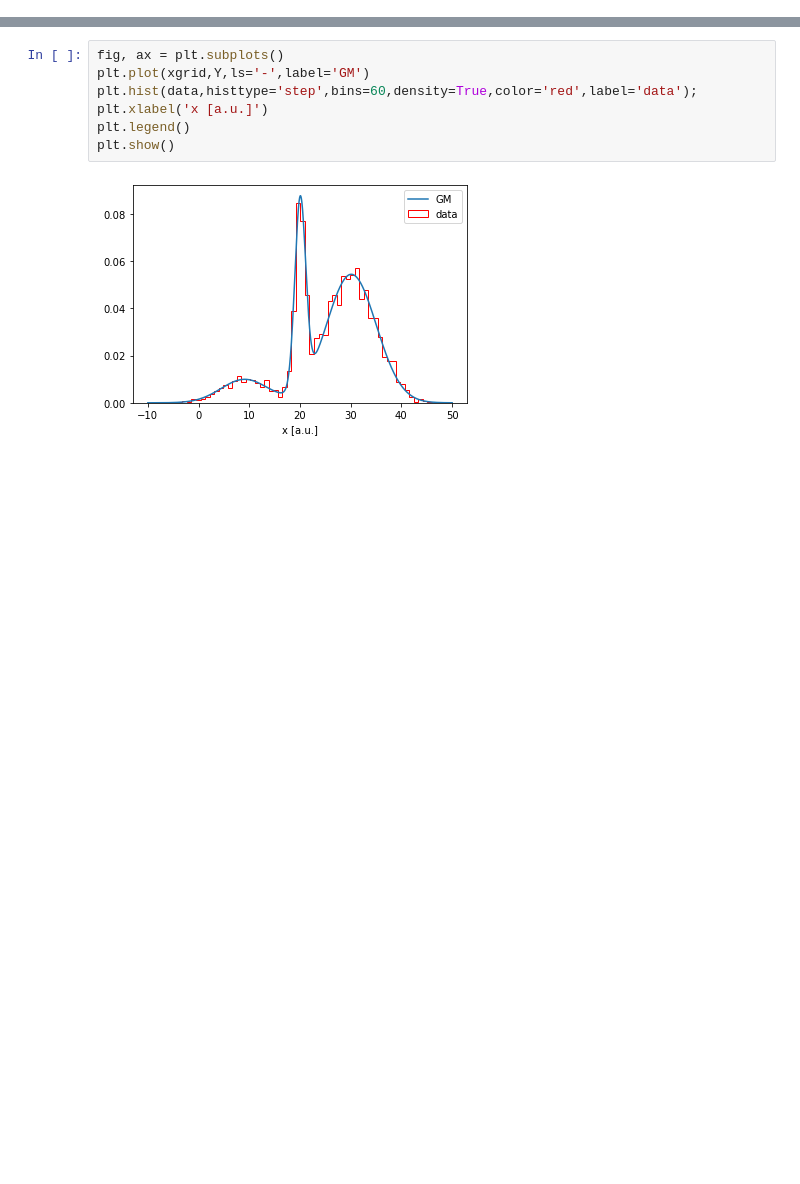
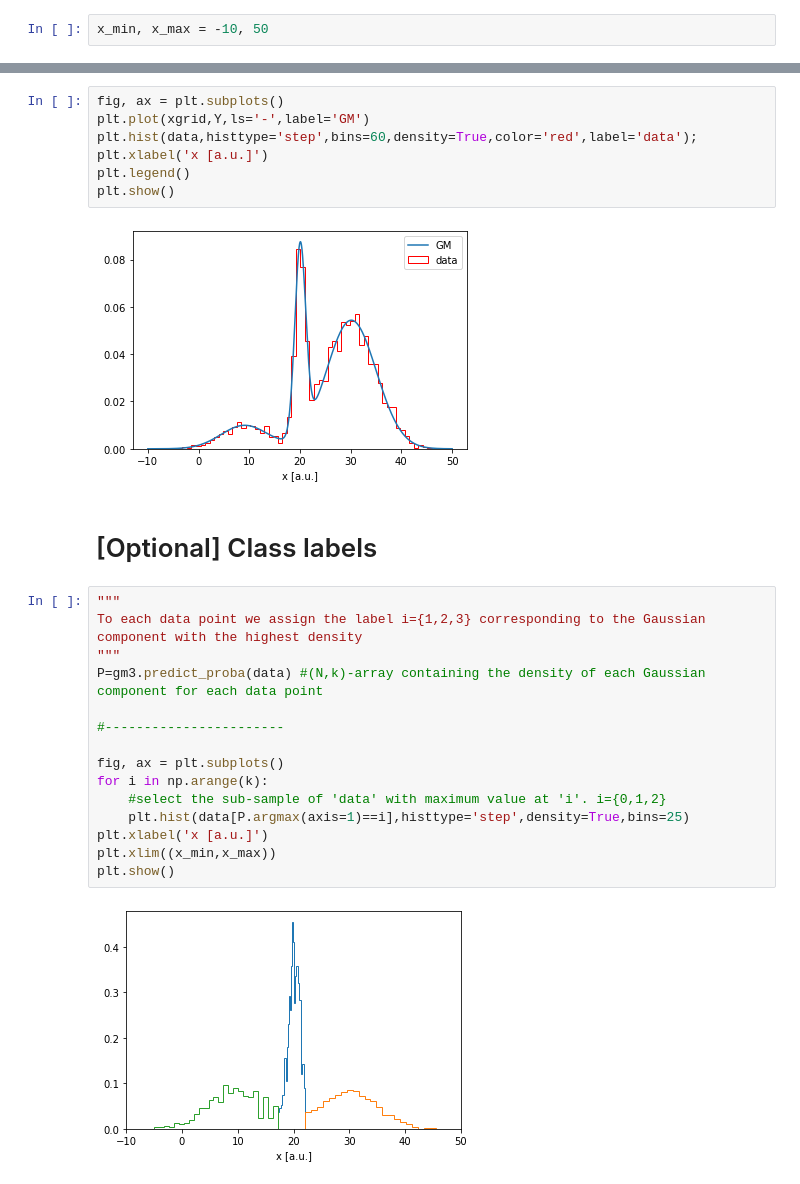
Before and after one commit to SimoneAbeni/astrostatistics_bicocca_2026, a Jupyter notebook: working/Lecture06/Mode determination with GM.ipynb, the cells around one changed output, grey strips where cells are left out. Cells and saved outputs as stored; diff of their text form; blank space fills up the shorter version.

```diff
--- a/working/Lecture06/Mode determination with GM.ipynb
+++ b/working/Lecture06/Mode determination with GM.ipynb
@@ -17,0 +22,2 @@ plt.show()
+# %%
+x_min, x_max = -10, 50
@@ -63,3 +88,22 @@ plt.legend()
 plt.show()
 # %% [output]
 [figure]
+# %% [markdown]
+# [Optional] Class labels
+# %%
+"""
+To each data point we assign the label i={1,2,3} corresponding to the Gaussian component with the highest density
+"""
+P=gm3.predict_proba(data) #(N,k)-array containing the density of each Gaussian component for each data point
+
+#-----------------------
+
+fig, ax = plt.subplots()
+for i in np.arange(k):
+    #select the sub-sample of 'data' with maximum value at 'i'. i={0,1,2}
+    plt.hist(data[P.argmax(axis=1)==i],histtype='step',density=True,bins=25)
+plt.xlabel('x [a.u.]')
+plt.xlim((x_min,x_max))
+plt.show()
+# %% [output]
+[figure, added]
```
Also changed, not shown: parts of 8 cells of this notebook.
